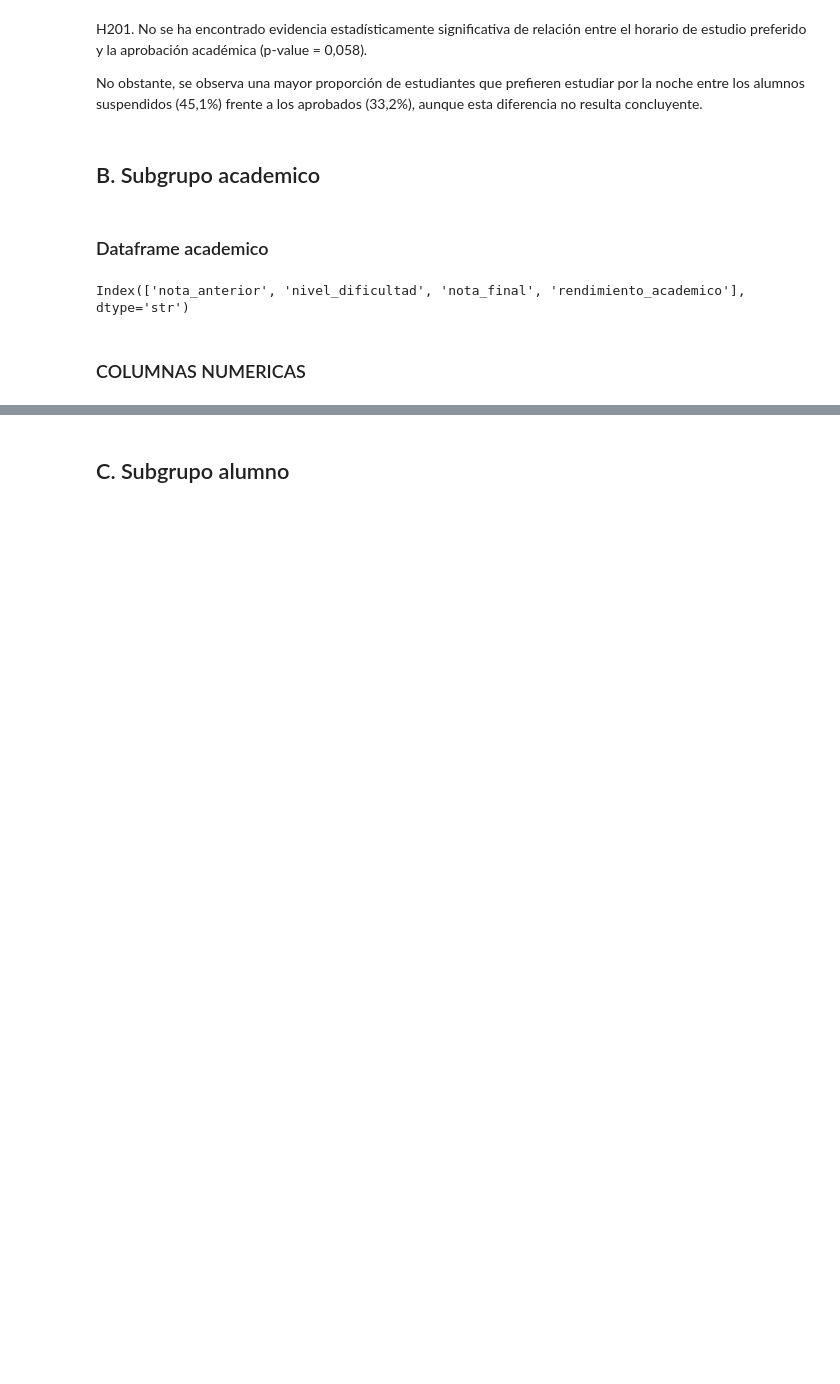
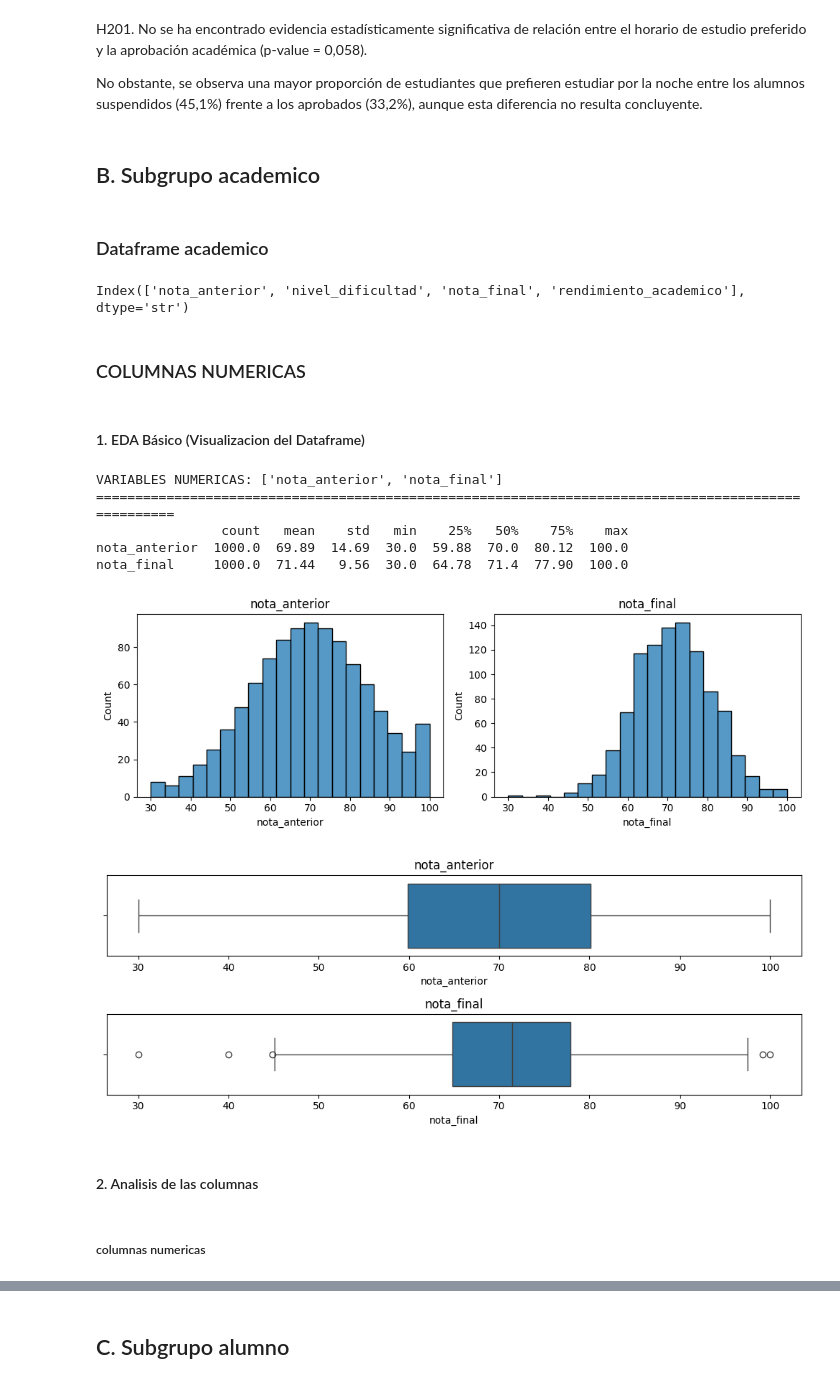
Before and after one commit to FM-Luque/5.DataProyect_Machine_Learning, a Jupyter notebook: notebooks/03_eda.ipynb, the cells around one changed output, grey strips where cells are left out. Cells and saved outputs as stored; diff of their text form; code cells hidden in the pictures; blank space fills up the shorter version.

Commit message:
eda finalizado

```diff
--- a/notebooks/03_eda.ipynb
+++ b/notebooks/03_eda.ipynb
@@ -134,8 +134,8 @@ Name: count, dtype: int64
 # %% [markdown]
 Se hace la agrupacion, teniendo en cuenta que 60 es aprobado, como vimos en limpieza_transformacion
 # %%
-escuela['rendimiento_academico'] = pd.cut(
-    escuela['nota_final'],
+df_e['rendimiento_academico'] = pd.cut(
+    df_e['nota_final'],
     bins=[0, 60, 70, 80, 90, 101],
     labels = [
         'suspenso (0-59)',
@@ -441,3 +441,19 @@ academico.columns
 Index(['nota_anterior', 'nivel_dificultad', 'nota_final', 'rendimiento_academico'], dtype='str')
 # %% [markdown]
 ### COLUMNAS NUMERICAS
+# %% [markdown]
+#### 1. EDA Básico (Visualizacion del Dataframe)
+# %%
+variables_academico_num = se.eda_numericas(academico)
+# %% [output]
+VARIABLES NUMERICAS: ['nota_anterior', 'nota_final']
+====================================================================================================
+                count   mean    std   min    25%   50%    75%    max
+nota_anterior  1000.0  69.89  14.69  30.0  59.88  70.0  80.12  100.0
+nota_final     1000.0  71.44   9.56  30.0  64.78  71.4  77.90  100.0
+[figure, added]
+[figure, added]
+# %% [markdown]
+#### 2. Analisis de las columnas
+# %% [markdown]
+##### columnas numericas
```
Also changed, not shown: parts of 134 cells of this notebook, 4 other files.
